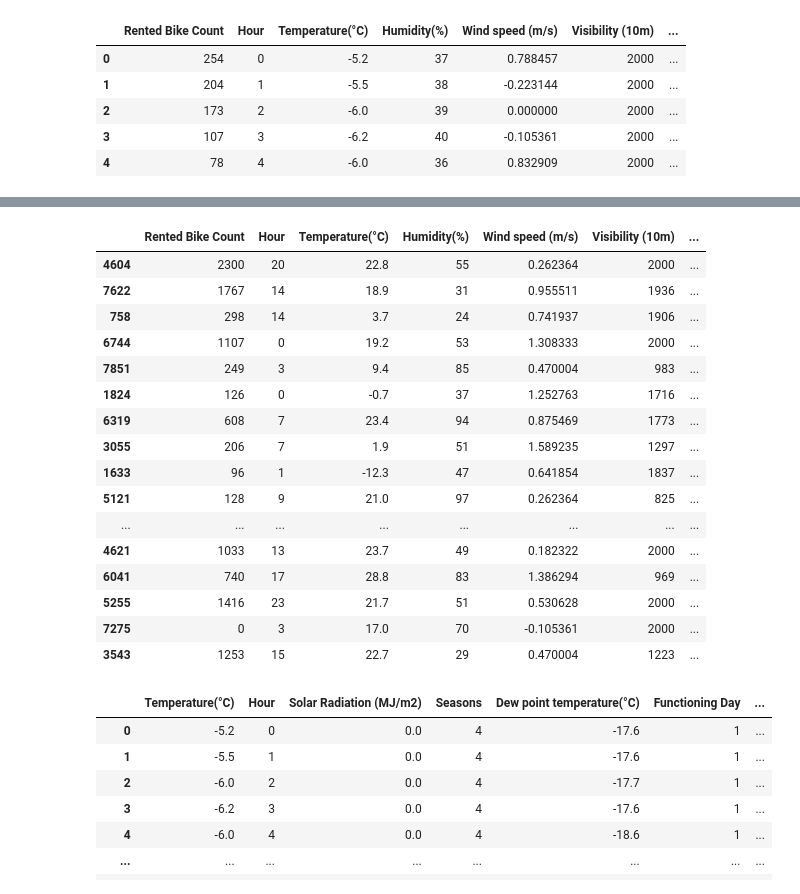
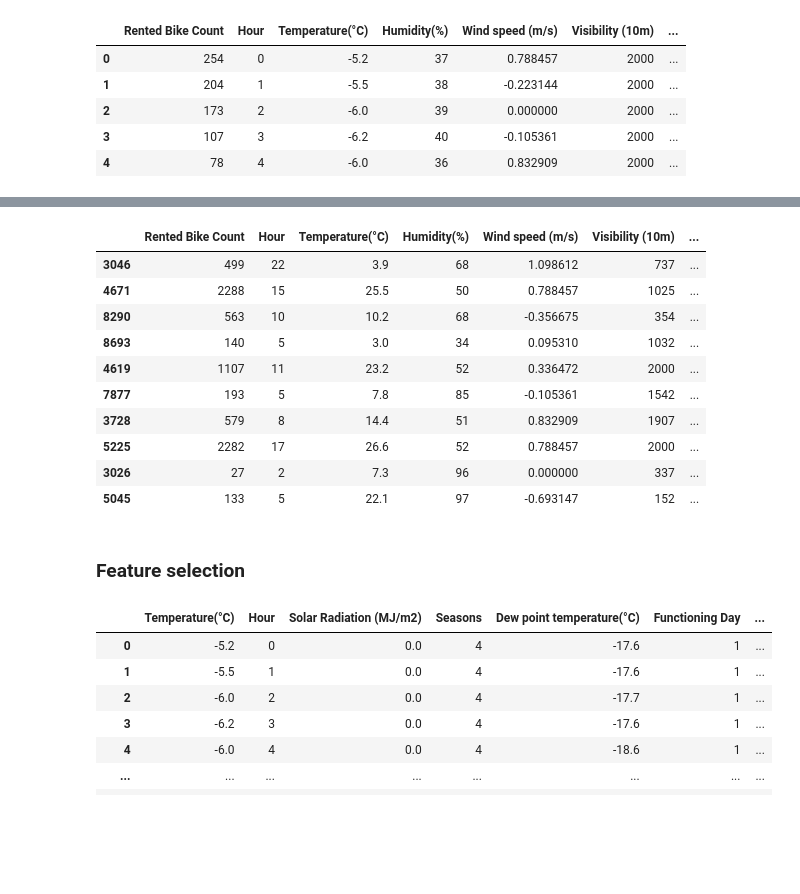
Before and after one commit to thobs-10/ml-mid-term-project, a Jupyter notebook: notebooks/eda.ipynb, the cells around one changed output, grey strips where cells are left out. Drawn from its saved outputs; the diff is of its cells as text; code cells hidden in the pictures; blank space fills up the shorter version.

```diff
--- a/notebooks/eda.ipynb
+++ b/notebooks/eda.ipynb
@@ -633,25 +635,21 @@ Data columns (total 18 columns):
 dtypes: category(1), float64(7), int32(3), int64(7)
 memory usage: 1.0 MB
 # %%
-df.sample(20)
+df.sample(10)
 # %% [output]
 |  | Rented Bike Count | Hour | Temperature(°C) | Humidity(%) | Wind speed (m/s) | Visibility (10m) | ... |
-| 4604 | 2300 | 20 | 22.8 | 55 | 0.262364 | 2000 | ... |
-| 7622 | 1767 | 14 | 18.9 | 31 | 0.955511 | 1936 | ... |
-| 758 | 298 | 14 | 3.7 | 24 | 0.741937 | 1906 | ... |
-| 6744 | 1107 | 0 | 19.2 | 53 | 1.308333 | 2000 | ... |
-| 7851 | 249 | 3 | 9.4 | 85 | 0.470004 | 983 | ... |
-| 1824 | 126 | 0 | -0.7 | 37 | 1.252763 | 1716 | ... |
-| 6319 | 608 | 7 | 23.4 | 94 | 0.875469 | 1773 | ... |
-| 3055 | 206 | 7 | 1.9 | 51 | 1.589235 | 1297 | ... |
-| 1633 | 96 | 1 | -12.3 | 47 | 0.641854 | 1837 | ... |
-| 5121 | 128 | 9 | 21.0 | 97 | 0.262364 | 825 | ... |
-| ... | ... | ... | ... | ... | ... | ... | ... |
-| 4621 | 1033 | 13 | 23.7 | 49 | 0.182322 | 2000 | ... |
-| 6041 | 740 | 17 | 28.8 | 83 | 1.386294 | 969 | ... |
-| 5255 | 1416 | 23 | 21.7 | 51 | 0.530628 | 2000 | ... |
-| 7275 | 0 | 3 | 17.0 | 70 | -0.105361 | 2000 | ... |
-| 3543 | 1253 | 15 | 22.7 | 29 | 0.470004 | 1223 | ... |
+| 3046 | 499 | 22 | 3.9 | 68 | 1.098612 | 737 | ... |
+| 4671 | 2288 | 15 | 25.5 | 50 | 0.788457 | 1025 | ... |
+| 8290 | 563 | 10 | 10.2 | 68 | -0.356675 | 354 | ... |
+| 8693 | 140 | 5 | 3.0 | 34 | 0.095310 | 1032 | ... |
+| 4619 | 1107 | 11 | 23.2 | 52 | 0.336472 | 2000 | ... |
+| 7877 | 193 | 5 | 7.8 | 85 | -0.105361 | 1542 | ... |
+| 3728 | 579 | 8 | 14.4 | 51 | 0.832909 | 1907 | ... |
+| 5225 | 2282 | 17 | 26.6 | 52 | 0.788457 | 2000 | ... |
+| 3026 | 27 | 2 | 7.3 | 96 | 0.000000 | 337 | ... |
+| 5045 | 133 | 5 | 22.1 | 97 | -0.693147 | 152 | ... |
+# %% [markdown]
+### Feature selection
 # %%
 X, y = separate_dataset(df)
 selector = MixedTypeFeatureSelector(n_features=7)
```
Also changed, not shown: parts of 53 cells of this notebook.
